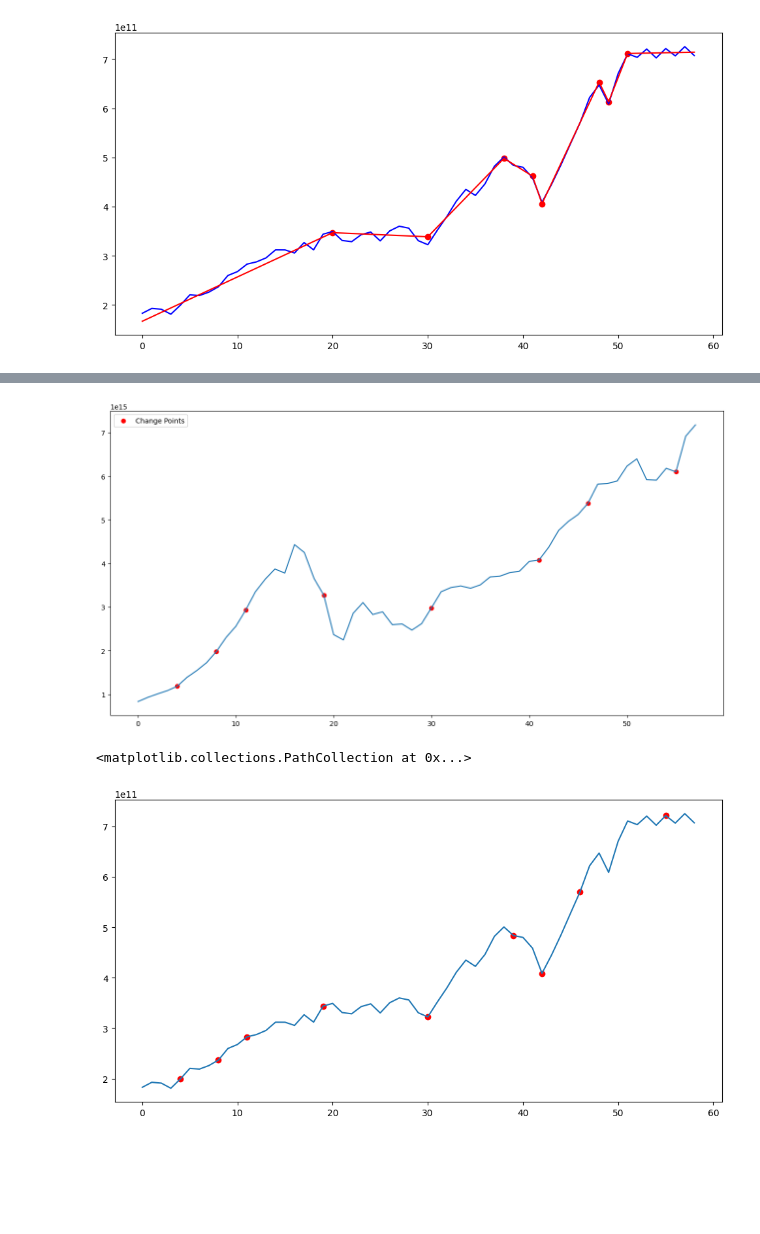
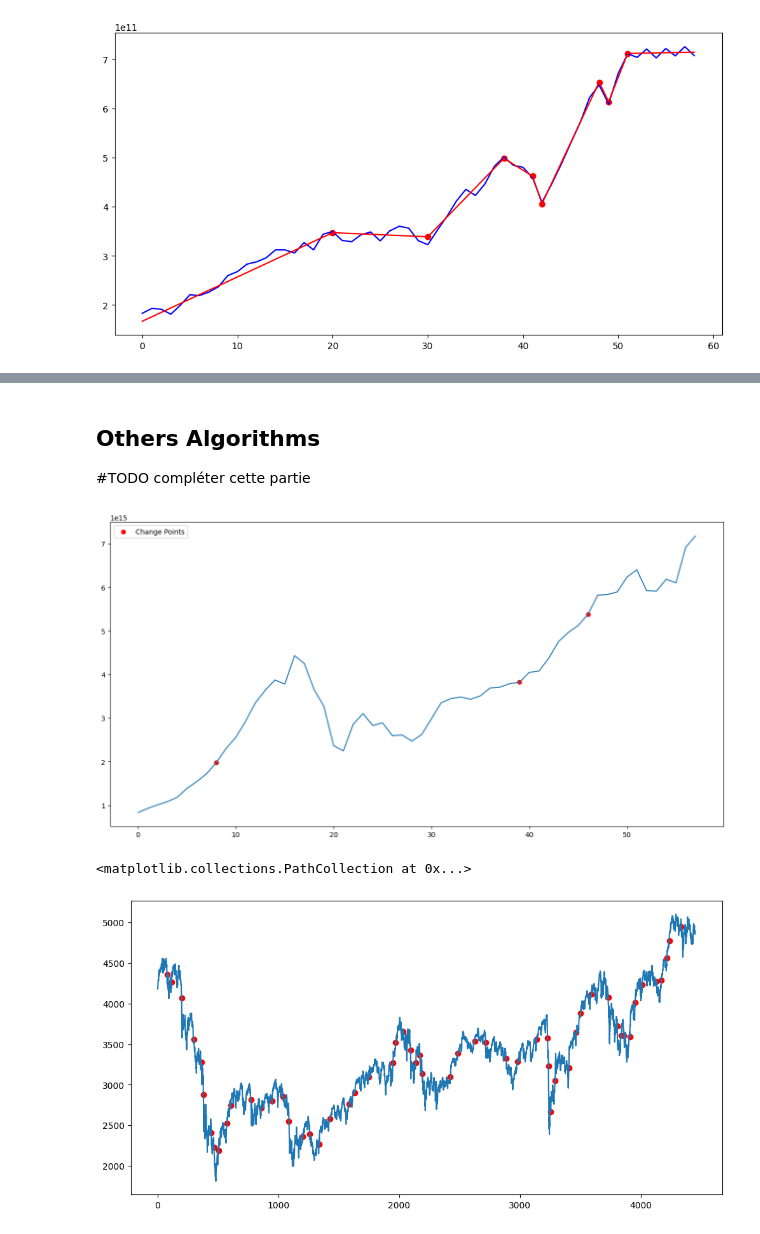
Before and after one commit to QMoayedpour/CPD_MVA, a Jupyter notebook: ntbk/synth_data.ipynb, the cells around one changed output, grey strips where cells are left out. Saved outputs shown, nothing was run; the diff lists cells and outputs as text; code cells hidden in the pictures; blank space fills up the shorter version.

```diff
--- a/ntbk/synth_data.ipynb
+++ b/ntbk/synth_data.ipynb
@@ -66,0 +110,15 @@ BIC: 3966.224202072278
+# %%
+import yfinance as yf
+
+euro_stoxx_50 = yf.download('^STOXX50E',
+                            start = "2005-01-01",
+                            )['Close']
+
+y = euro_stoxx_50["^STOXX50E"].to_numpy()
+sigma = euro_stoxx_50["^STOXX50E"].diff().std()
+beta = 50*np.log(len(y))
+h = LogCost(2)
+detector = CPOP(y, sigma, beta, h)
+output = detector.run()
+detector.compute_approx_and_plot()
+detector.mBIC()
@@ -66,0 +129,11 @@ BIC: 3966.224202072278
+# %%
+from src.utils import ssa_approx
+
+serie = ssa_approx(y, m=1)
+sigma = np.diff(serie).std()
+beta = 200*np.log(len(y))
+h = LogCost(0.01)
+detector = CPOP(serie, sigma, beta, h)
+output = detector.run()
+detector.compute_approx_and_plot()
+detector.BIC()
@@ -67,12 +143,15 @@ BIC: 3966.224202072278
+# %% [markdown]
+## Others Algorithms
+#TODO compléter cette partie
 # %%
 from src.pelt import PELT
 from src.cost import cost_L2
 # %%
-pelt = PELT(gdp_iran, cost_L2, 8)
+pelt = PELT(gdp_iran, cost_L2, 12)
 pelt.run()
-pelt.show_changepoints(8)
+pelt.show_changepoints(3)
 # %% [output]
-[figure, old version]
+[figure, new version]
 # %%
 from tqdm import tqdm
 def OP_CPD(x, cost, beta):
@@ -80,32 +159,33 @@ def OP_CPD(x, cost, beta):
     n = len(x)
     T = np.empty(n, dtype=int)
     T[0] = 0
     F = np.empty(n+1)
     F[0] = -beta
     F[1] = cost(x[0])
 
     # Compute T and F
     for t in tqdm(range(2, n+1)):
         cost_array = np.empty(t)
         for s in range(t):
             cost_array[s] = F[s] + cost(x[s:t]) + beta
         T[t-1] = np.argmin(cost_array)  # Last optimal change point of (x_1, ..., x_t) ==> it's a position, not an index here!
         F[t] = cost_array[T[t-1]]       # Cost for choosing optimal change points of (x_1, ..., x_t)
 
     # Compute the optimal change points
     CP = [T[-1]]
     while CP[0] != 0:
         CP.insert(0, T[CP[0]-1])
     CP = np.array(CP[1:])
     CP -= 1  # We turn the positions into indices
 
     # Return CP
     return CP
 
+sigma = np.diff(y).std()
 plt.figure(figsize=(12, 6))
 plt.plot(y)
-output = OP_CPD(gdp_iran/sigma, cost_L2, 30)
+output = OP_CPD(y/sigma, cost_L2, 200)
 plt.scatter(output, y[output], c="r")
 # %% [output]
 <matplotlib.collections.PathCollection at 0x...>
-[figure, old version]
+[figure, new version]
```
Also changed, not shown: parts of 14 cells of this notebook, 2 other files.
